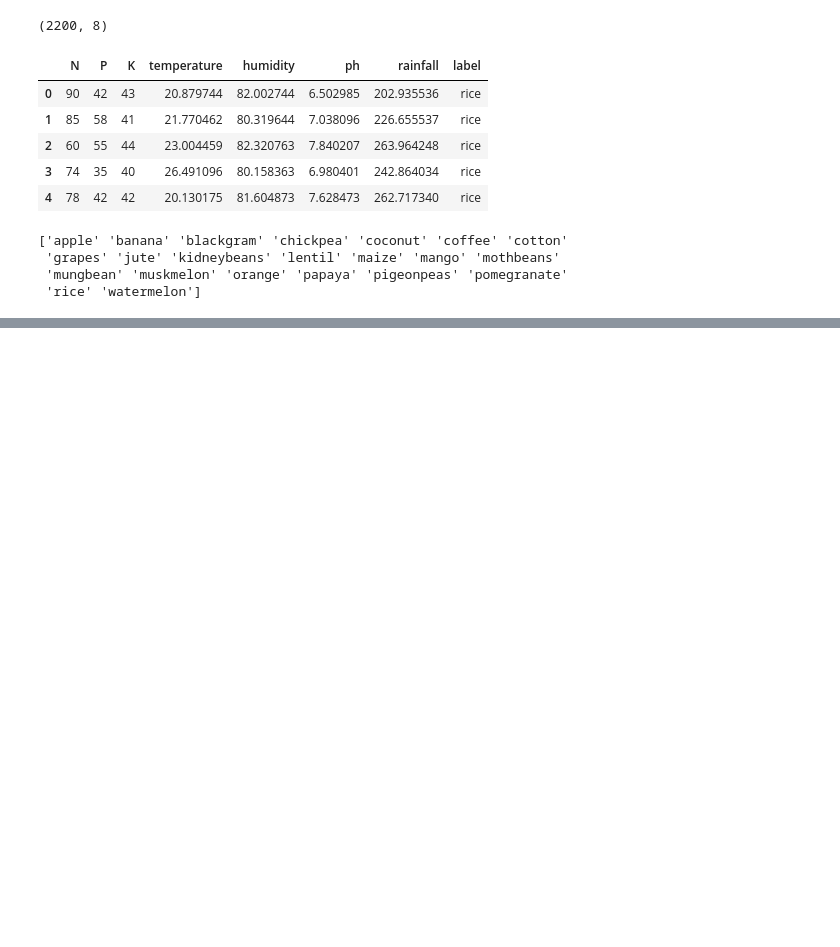
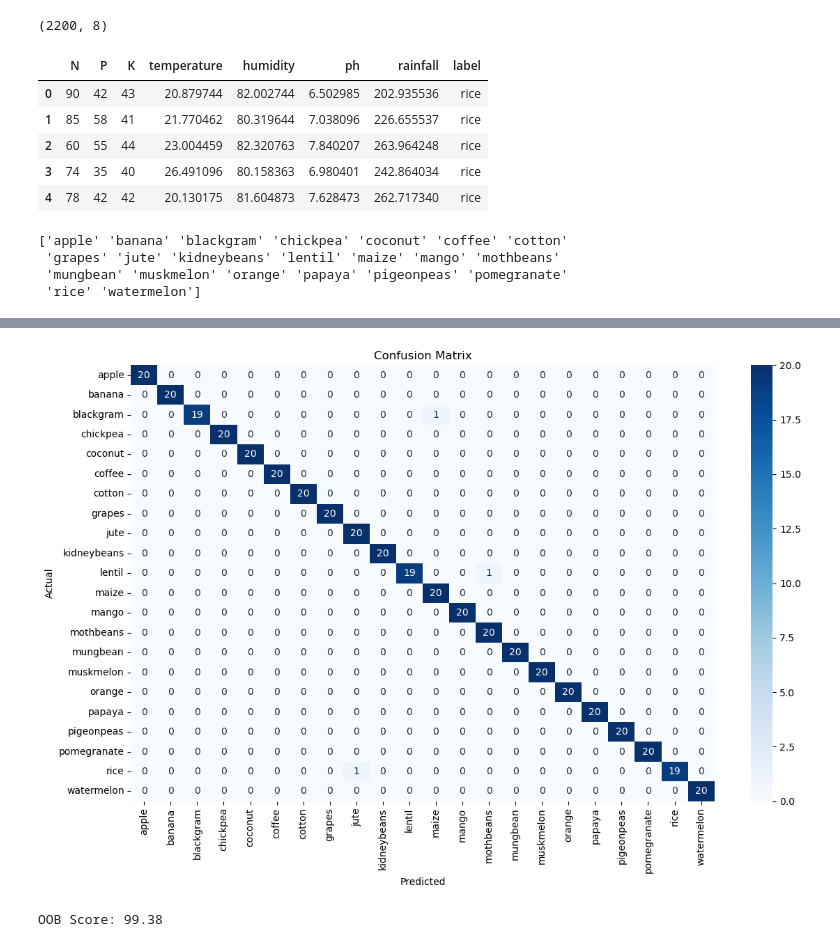
Before and after one commit to TINOZOERAMONA/croprecommendationproject, a Jupyter notebook: notebooks/rf_model.ipynb, the cells around one changed output, grey strips where cells are left out. Drawn from its saved outputs; the diff is of its cells as text; code cells hidden in the pictures; blank space fills up the shorter version.

```diff
--- a/notebooks/rf_model.ipynb
+++ b/notebooks/rf_model.ipynb
@@ -96,0 +95,19 @@ plt.show()
+# %%
+#virtualization of the confusion matrix
+cm = confusion_matrix(y_test, y_pred)
+plt.figure(figsize=(12, 8))
+sns.heatmap(cm, annot=True, fmt='d', xticklabels=le.classes_, yticklabels=le.classes_, cmap='Blues')
+plt.title("Confusion Matrix")
+plt.xlabel("Predicted")
+plt.ylabel("Actual")
+plt.tight_layout()
+plt.show()
+# %% [output]
+[figure, added]
+# %%
+#using OOB to train
+rf_oob = RandomForestClassifier(**grid.best_params_, oob_score=True, random_state=42)
+rf_oob.fit(X_train, y_train)
+print("OOB Score:", round(rf_oob.oob_score_ * 100, 2))
+# %% [output]
+OOB Score: 99.38
```
Also changed, not shown: parts of 7 cells of this notebook.
